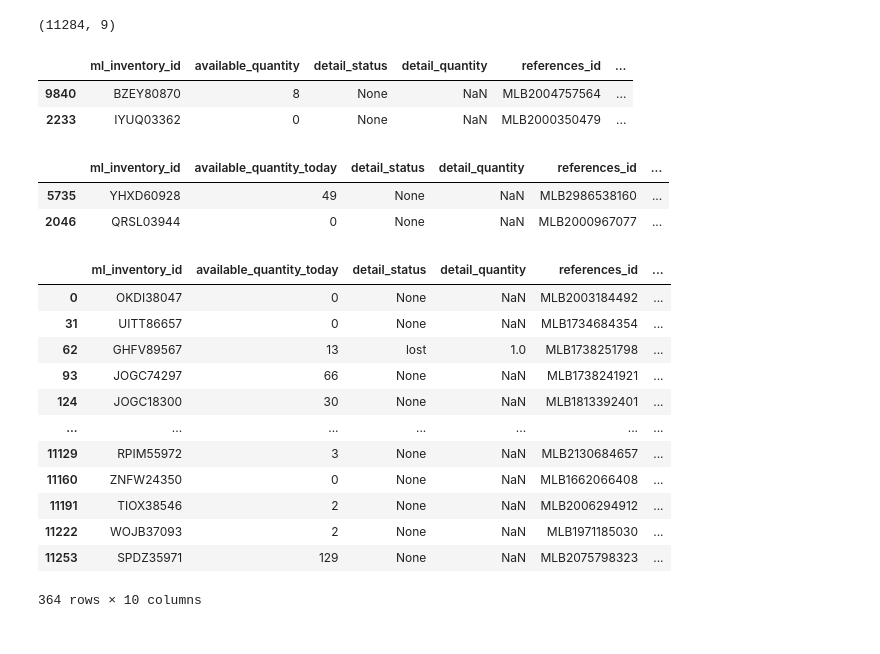
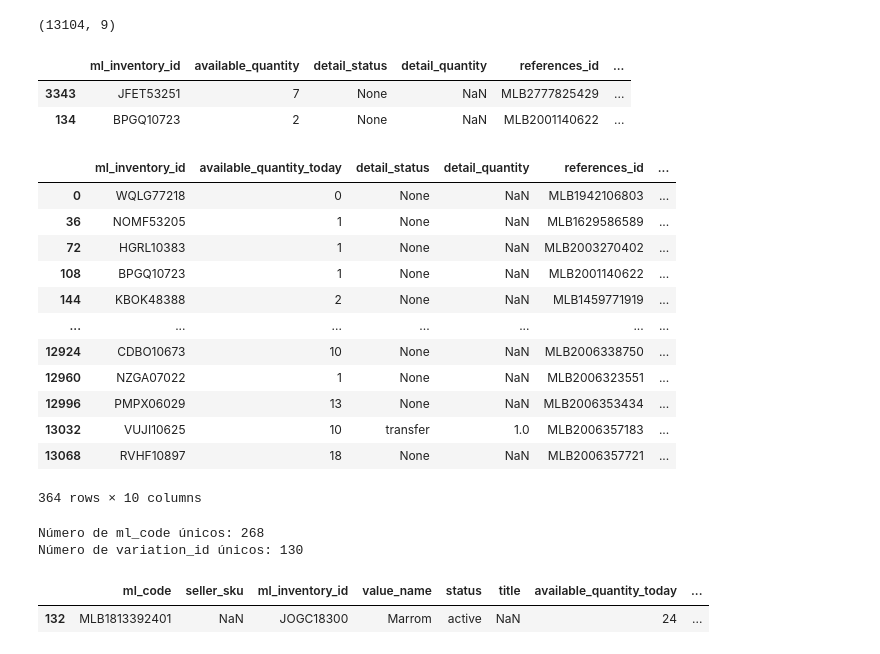
Before and after one commit to lpcoutinho/mcenter_streamlit, a Jupyter notebook: Notebooks/send_fulfillment.ipynb, the cells around one changed output. Saved outputs shown, nothing was run; the diff lists cells and outputs as text; code cells hidden in the pictures.

Commit message:
relacao fulfillment x tiny

```diff
--- a/Notebooks/send_fulfillment.ipynb
+++ b/Notebooks/send_fulfillment.ipynb
@@ -32,7 +32,7 @@ try:
     conn = psycopg2.connect(**db_config)
 
     # sql_query = f"SELECT * FROM mcenter_fulfillment_stock WHERE created_at BETWEEN '{date_from}' AND '{date_to};'"
-    sql_query = f"SELECT * FROM mcenter_fulfillment_stock WHERE created_at BETWEEN '2023-11-4' AND '2023-12-14';"
+    sql_query = f"SELECT * FROM mcenter_fulfillment_stock WHERE created_at BETWEEN '2023-11-4' AND '2023-12-19';"
     # print(sql_query)
     df_stock = pd.read_sql(sql_query, conn)
 
@@ -89,13 +77,13 @@ days_available.shape
 df_stock_days = df_has_stock.merge(days_available, on=["ml_inventory_id"], how="inner")
 df_stock_days.shape
 # %% [output]
-(11284, 9)
+(13104, 9)
 # %%
 df_stock_days.sample(2)
 # %% [output]
 |  | ml_inventory_id | available_quantity | detail_status | detail_quantity | references_id | ... |
-| 9840 | BZEY80870 | 8 | None | NaN | MLB2004757564 | ... |
-| 2233 | IYUQ03362 | 0 | None | NaN | MLB2000350479 | ... |
+| 3343 | JFET53251 | 7 | None | NaN | MLB2777825429 | ... |
+| 134 | BPGQ10723 | 2 | None | NaN | MLB2001140622 | ... |
 # %%
 # data de hoje
 data_de_hoje = datetime.now().date()
@@ -122,11 +110,23 @@ df_stock_today["total_available_quantity"] = df_stock_today[
     "total_available_quantity"
 ].astype("int64")
 # %%
-df_stock_today.sample(2)
+df_stock_today
 # %% [output]
 |  | ml_inventory_id | available_quantity_today | detail_status | detail_quantity | references_id | ... |
-| 5735 | YHXD60928 | 49 | None | NaN | MLB2986538160 | ... |
-| 2046 | QRSL03944 | 0 | None | NaN | MLB2000967077 | ... |
+| 0 | WQLG77218 | 0 | None | NaN | MLB1942106803 | ... |
+| 36 | NOMF53205 | 1 | None | NaN | MLB1629586589 | ... |
+| 72 | HGRL10383 | 1 | None | NaN | MLB2003270402 | ... |
+| 108 | BPGQ10723 | 1 | None | NaN | MLB2001140622 | ... |
+| 144 | KBOK48388 | 2 | None | NaN | MLB1459771919 | ... |
+| ... | ... | ... | ... | ... | ... | ... |
+| 12924 | CDBO10673 | 10 | None | NaN | MLB2006338750 | ... |
+| 12960 | NZGA07022 | 1 | None | NaN | MLB2006323551 | ... |
+| 12996 | PMPX06029 | 13 | None | NaN | MLB2006353434 | ... |
+| 13032 | VUJI10625 | 10 | transfer | 1.0 | MLB2006357183 | ... |
+| 13068 | RVHF10897 | 18 | None | NaN | MLB2006357721 | ... |
+364 rows × 10 columns
+# %%
+input_days = 30
 # %%
 ### Buscando hitorico de orders no BD ###
 
@@ -328,7 +328,7 @@ df = pd.merge(df_combined, df_stock_today, on="ml_inventory_id", how="left")
 df["total_sold_catalog"] = df["total_sold_catalog"].fillna(0).astype("int64")
 
 days = input_days
-days = 30
+# days = 30
 
 df["total_sold"] = df["total_sold_catalog"] + df["total_sold_not_catalog"]
 
@@ -362,7 +362,7 @@ df_have_itens = df[df["days_available"] > 0]
 
 # produtos sem estoque no período
 df_no_itens = df[df["days_available"] <= 0]
-df_no_itens = df_no_itens.drop(columns=["period_send_fulfillment"])
+# df_no_itens = df_no_itens.drop(columns=["period_send_fulfillment"])
 
 df_sold_zero = df_have_itens[df_have_itens["total_sold"] == 0]
 df_sold = df_have_itens[df_have_itens["total_sold"] > 0]
@@ -390,6 +390,7 @@ cols = [
 
 df_sold_zero = df_sold_zero[cols]
 df_sold = df_sold[cols]
+df_no_itens = df_no_itens[cols]
 
 
 def rename_columns(df):
@@ -404,20 +405,12 @@ def rename_columns(df):
 df_sold_zero = rename_columns(df_sold_zero)
 df_sold = rename_columns(df_sold)
 df_no_itens = rename_columns(df_no_itens)
+# %% [output]
+Número de ml_code únicos: 268
+Número de variation_id únicos: 130
 # %%
-df_sold_zero
-df_stock_today
+df_sold_zero.sample()
+# df_stock_today
 # %% [output]
-|  | ml_inventory_id | available_quantity_today | detail_status | detail_quantity | references_id | ... |
-| 0 | OKDI38047 | 0 | None | NaN | MLB2003184492 | ... |
-| 31 | UITT86657 | 0 | None | NaN | MLB1734684354 | ... |
-| 62 | GHFV89567 | 13 | lost | 1.0 | MLB1738251798 | ... |
-| 93 | JOGC74297 | 66 | None | NaN | MLB1738241921 | ... |
-| 124 | JOGC18300 | 30 | None | NaN | MLB1813392401 | ... |
-| ... | ... | ... | ... | ... | ... | ... |
-| 11129 | RPIM55972 | 3 | None | NaN | MLB2130684657 | ... |
-| 11160 | ZNFW24350 | 0 | None | NaN | MLB1662066408 | ... |
-| 11191 | TIOX38546 | 2 | None | NaN | MLB2006294912 | ... |
-| 11222 | WOJB37093 | 2 | None | NaN | MLB1971185030 | ... |
-| 11253 | SPDZ35971 | 129 | None | NaN | MLB2075798323 | ... |
+|  | ml_code | seller_sku | ml_inventory_id | value_name | status | title | available_quantity_today | ... |
+| 132 | MLB1813392401 | NaN | JOGC18300 | Marrom | active | NaN | 24 | ... |
-364 rows × 10 columns
```
Also changed, not shown: parts of 7 cells of this notebook, 14 other files.
